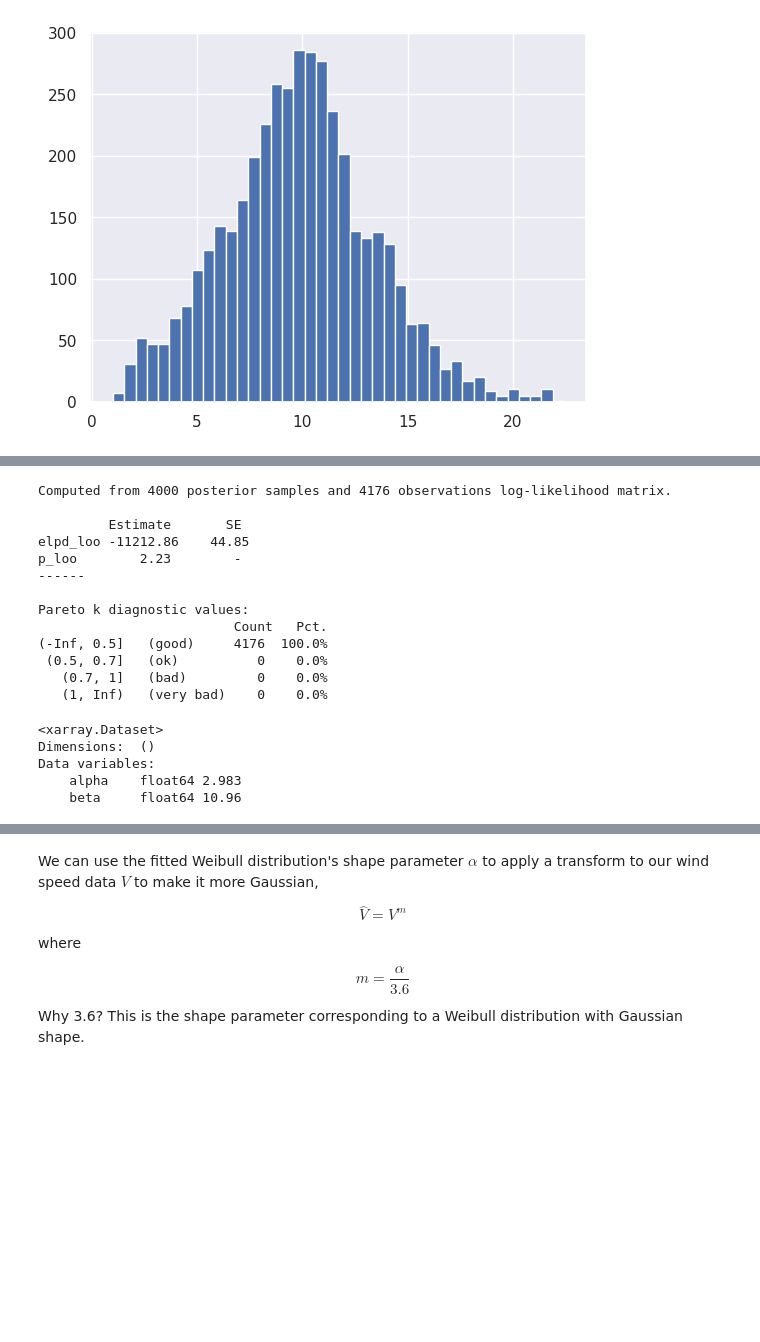
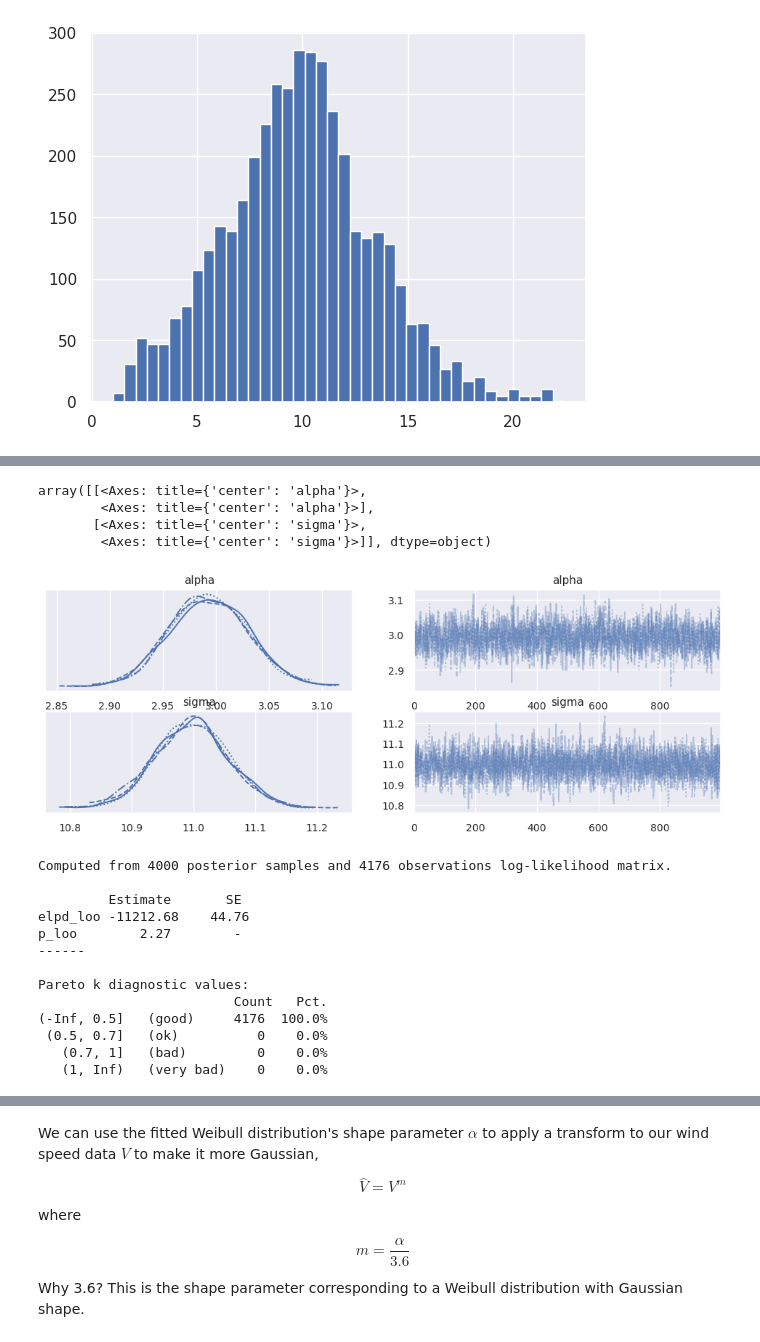
Before and after one commit to camirmas/REStats, a Jupyter notebook: REStats/notebooks/forecast.ipynb, the cells around one changed output, grey strips where cells are left out. Cells and saved outputs as stored; diff of their text form; code cells hidden in the pictures; blank space fills up the shorter version.

```diff
--- a/REStats/notebooks/forecast.ipynb
+++ b/REStats/notebooks/forecast.ipynb
@@ -165,0 +138,9 @@ p = az.plot_ppc(idata_wb)
+# %%
+stan_file = f"{curr_dir}/../models/weibull.stan"
+
+wb_stan = CmdStanModel(stan_file=stan_file)
+input_data = {
+    "N": len(ws),
+    "y": ws.values
+}
+fit = wb_stan.sample(data=input_data)
@@ -166,11 +170,25 @@ p = az.plot_ppc(idata_wb)
+# %%
+idata_wb = az.from_cmdstanpy(
+    fit,
+    posterior_predictive="y_rep",
+    observed_data={"y": input_data["y"]},
+    log_likelihood="log_lik"
+)
+az.plot_trace(idata_wb)
+# %% [output]
+array([[<Axes: title={'center': 'alpha'}>,
+        <Axes: title={'center': 'alpha'}>],
+       [<Axes: title={'center': 'sigma'}>,
+        <Axes: title={'center': 'sigma'}>]], dtype=object)
+[figure, added]
 # %%
-pm.loo(idata_wb)
+az.loo(idata_wb)
 # %% [output]
 Computed from 4000 posterior samples and 4176 observations log-likelihood matrix.
 
          Estimate       SE
-elpd_loo -11212.86    44.85
-p_loo        2.23        -
+elpd_loo -11212.68    44.76
+p_loo        2.27        -
 ------
 
 Pareto k diagnostic values:
@@ -179,13 +197,3 @@ Pareto k diagnostic values:
  (0.5, 0.7]   (ok)          0    0.0%
    (0.7, 1]   (bad)         0    0.0%
    (1, Inf)   (very bad)    0    0.0%
-# %%
-post = idata_wb.posterior
-p_mean = post.mean(["chain", "draw"])
-p_mean
-# %% [output]
-<xarray.Dataset>
-Dimensions:  ()
-Data variables:
-    alpha    float64 2.983
-    beta     float64 10.96
```
Also changed, not shown: parts of 31 cells of this notebook, 2 other files.
